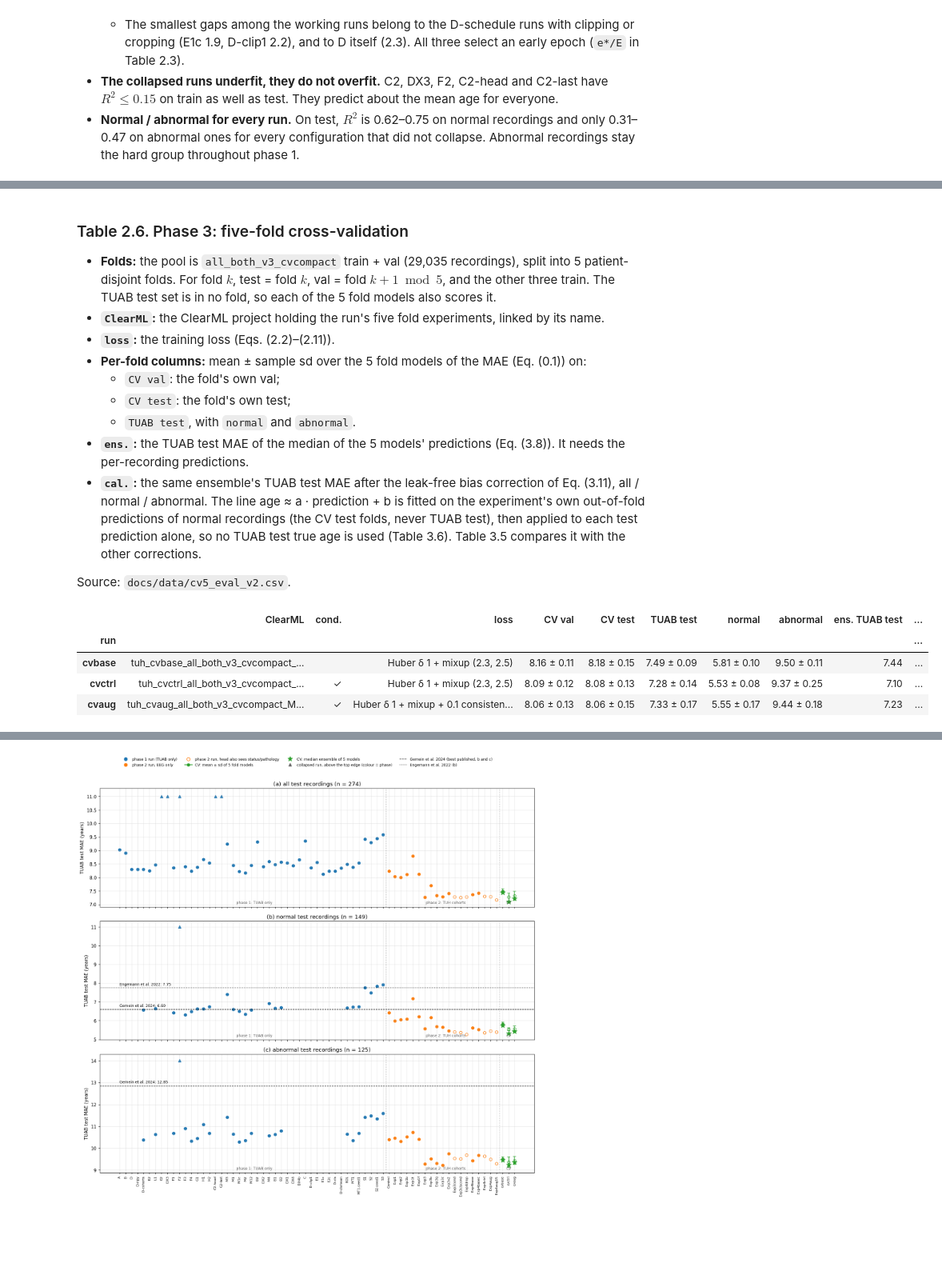
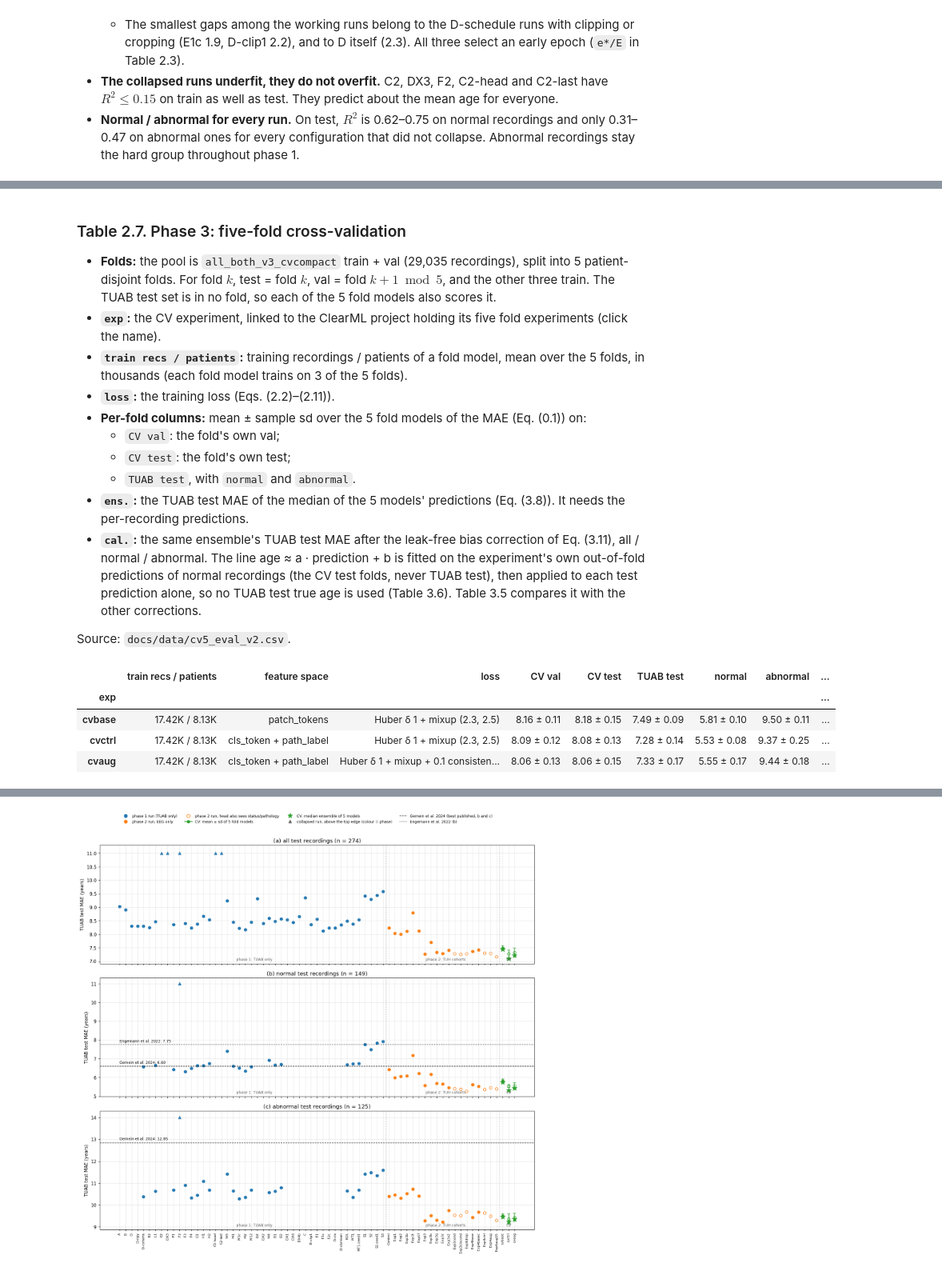
Before and after one commit to Neuro-Clalit/LaBraM, a Jupyter notebook: notebooks/brain_age_research_summary.ipynb, the cells around one changed output, grey strips where cells are left out. Shown at 80% size. Cells and saved outputs as stored; diff of their text form; code cells hidden in the pictures; blank space fills up the shorter version.

```diff
--- a/notebooks/brain_age_research_summary.ipynb
+++ b/notebooks/brain_age_research_summary.ipynb
@@ -1651,6 +1719,20 @@ recordings, as for Table 2.2:
 def cohort_metric(model, split, source, cohort, col="MAE"):
     s = coh[(coh.model == model) & (coh.split == split) & (coh.source == source) & (coh.cohort == cohort)]
     return float(s[col].iloc[0]) if len(s) else np.nan
+
+
+# Eq. (2.14) for the single-split runs: fitted on each run's own val (normal recordings), applied to its
+# TUAB test predictions (rs.split_run_calibration on scripts/eval_runs.py output; docs/data/phase2_calibration.csv).
+P2_CAL = pd.read_csv(os.path.join(REPO, "docs/data/phase2_calibration.csv")).set_index("run")
+assert (P2_CAL[["fit ∩ test recordings", "fit ∩ test patients"]] == 0).all().all(), "a val fit set touches TUAB test"
+
+
+def cal_cols(name):
+    if name not in P2_CAL.index:
+        return {"cal. all": np.nan, "cal. normal": np.nan, "cal. abnormal": np.nan, "cal. a / b": "–"}
+    c = P2_CAL.loc[name]
+    return {"cal. all": c["cal. all"], "cal. normal": c["cal. normal"], "cal. abnormal": c["cal. abnormal"],
+            "cal. a / b": f"{c.a:.2f} / {c.b:.1f}"}
 
 
 rows = []
@@ -1658,22 +1740,22 @@ for e in rs.PHASE2:
     if e.name not in set(coh.model):
         continue
     rows.append({"run": e.name, "ClearML": cml.link.get(e.name, "–"), "cohort": rs.display_name(e.cohort), "train recs / patients": k_size(train_recs.get(e.name, np.nan), train_pats.get(e.name, np.nan)), "epochs": f"{e.epochs} / {e.warmup}",
-                 "cond.": "✓" if e.conditions else "", "parent": e.parent, "change": e.change, "loss": rs.run_loss(e.name),
+                 "feature space": rs.feature_space(e.name), "parent": e.parent, "change": e.change, "loss": rs.run_loss(e.name),
                  "test all": cohort_metric(e.name, "test", "TUAB", "all"),
                  "normal": cohort_metric(e.name, "test", "TUAB", "normal"),
                  "abnormal": cohort_metric(e.name, "test", "TUAB", "abnormal"),
                  "R² normal": cohort_metric(e.name, "test", "TUAB", "normal", "R2"),
-                 "TUEG val v2": cohort_metric(e.name, "val_v2", "TUEG", "all")})
+                 "TUEG val v2": cohort_metric(e.name, "val_v2", "TUEG", "all"), **cal_cols(e.name)})
 P2_RUNS = [r["run"] for r in rows]
 # Phase 3 for comparison: the median of each CV experiment's 5 fold models on the same TUAB test set,
-# raw and calibrated (Eq. (3.11)); the single-split runs above have no out-of-fold predictions.
+# raw and calibrated (Eq. (2.14), fitted on the out-of-fold predictions).
 for exp in cv_exps:
     e = rs.EXPERIMENTS[exp]
     ens = ensemble(exp) if preds is not None and STATUS else None
     norm = ens[ens.status == "normal"] if ens is not None else None
     rows.append({"run": f"{exp} (CV ens.)", "ClearML": cml.link.get(exp, "–"), "cohort": rs.display_name(e.cohort),
                  "train recs / patients": k_size(fold_train.get(exp, np.nan), fold_pats.get(exp, np.nan)),
-                 "epochs": f"{e.epochs} / {e.warmup}", "cond.": "✓" if e.conditions else "", "parent": e.parent,
+                 "epochs": f"{e.epochs} / {e.warmup}", "feature space": rs.feature_space(exp), "parent": e.parent,
                  "change": e.change, "loss": rs.run_loss(exp),
                  "test all": ens_mae(exp) if ens is not None else np.nan,
                  "normal": ens_mae(exp, "normal") if ens is not None else np.nan,
@@ -1681,14 +1763,21 @@ for exp in cv_exps:
                  "R² normal": rs.age_fit_metrics(norm.pred, norm.true)["R²"] if ens is not None else np.nan,
                  "TUEG val v2": np.nan,
                  "cal. all": corr_mae(exp), "cal. normal": corr_mae(exp, "normal"),
-                 "cal. abnormal": corr_mae(exp, "abnormal")})
+                 "cal. abnormal": corr_mae(exp, "abnormal"),
+                 "cal. a / b": "{:.2f} / {:.1f}".format(*CAL_AB[exp]) if exp in CAL_AB else "–"})
 t22 = pd.DataFrame(rows).set_index("run")
 # Shown with the run name as its ClearML link instead of a separate ClearML column.
-_t25 = t22[["cohort", "train recs / patients", "test all", "normal", "abnormal", "R² normal", "TUEG val v2",
-            "cal. all", "cal. normal", "cal. abnormal", "epochs", "cond.", "parent", "change", "loss"]].copy()
+_t25 = t22[["cohort", "train recs / patients", "feature space", "test all", "normal", "abnormal", "R² normal", "TUEG val v2",
+            "cal. all", "cal. normal", "cal. abnormal", "cal. a / b", "epochs", "parent", "change", "loss"]].copy()
 _t25.index = [rs.clearml_link(n, cml.url.get(n.split(" (")[0], "")) for n in t22.index]
 _t25.index.name = "exp"
 display(numbered_table(_t25, "2.5", "Phase 2 runs"))
+print(f"Calibration fit sets (val, normal recordings) of the single-split runs: "
+      f"{P2_CAL['fit recordings'].min():,}–{P2_CAL['fit recordings'].max():,} recordings; shared with TUAB test: "
+      f"{P2_CAL['fit ∩ test recordings'].max()} recordings, {P2_CAL['fit ∩ test patients'].max()} patients.")
+_d = (P2_CAL["test all"] - t22.loc[P2_CAL.index, "test all"]).abs()
+print(f"Re-scored raw TUAB test MAE vs the table: max difference {_d.max():.2f} years "
+      f"({', '.join(f'{r} {v:+.2f}' for r, v in _d[_d > 0.015].items()) or 'none above 0.015'}).")
 
 # split check: runs grouped by identical train/val/test recording lists
 p2 = [n for n in P2_RUNS if n in split_sig.index]
@@ -1726,10 +1849,13 @@ TUAB test recordings identical in every phase-2 run with a test split: True
 # %% [markdown]
-### Table 2.6. Phase 3: five-fold cross-validation
+### Table 2.7. Phase 3: five-fold cross-validation
 
 * **Folds:** the pool is `all_both_v3_cvcompact` train + val (29,035 recordings), split into 5
   patient-disjoint folds. For fold $k$, test = fold $k$, val = fold $k+1 \bmod 5$, and the other three
   train. The TUAB test set is in no fold, so each of the 5 fold models also scores it.
-* **`ClearML`:** the ClearML project holding the run's five fold experiments, linked by its name.
+* **`exp`:** the CV experiment, linked to the ClearML project holding its five fold experiments
+  (click the name).
+* **`train recs / patients`:** training recordings / patients of a fold model, mean over the 5 folds, in
+  thousands (each fold model trains on 3 of the 5 folds).
 * **`loss`:** the training loss (Eqs. (2.2)–(2.11)).
 * **Per-fold columns:** mean ± sample sd over the 5 fold models of the MAE (Eq. (0.1)) on:
   * `CV val`: the fold's own val;
@@ -1747,28 +1873,29 @@ Source: `docs/data/cv5_eval_v2.csv`.
 # %%
 rows = []
 for exp in ("cvbase", "cvctrl", "cvaug"):
-    r = {"run": exp, "ClearML": cml.link[exp], "cond.": "✓" if rs.EXPERIMENTS[exp].conditions else "",
-         "loss": rs.run_loss(exp)}
+    r = {"exp": rs.clearml_link(exp, cml.url.get(exp, "")),       # the name links to its ClearML project
+         "train recs / patients": k_size(fold_train.get(exp, np.nan), fold_pats.get(exp, np.nan)),
+         "feature space": rs.feature_space(exp), "loss": rs.run_loss(exp)}
     for label, split, source, cohort in (("CV val", "val", "all", "all"), ("CV test", "test", "all", "all"),
                                          ("TUAB test", "heldout", "TUAB", "all"),
                                          ("normal", "heldout", "TUAB", "normal"),
                                          ("abnormal", "heldout", "TUAB", "abnormal")):
         m, sd, k = fold_stats(exp, split, source, cohort)
         r[label] = f"{m:.2f} ± {sd:.2f}"
     if preds is not None and STATUS:
         r["ens. TUAB test"] = ens_mae(exp)
         r["ens. normal"] = ens_mae(exp, "normal")
         r["ens. abnormal"] = ens_mae(exp, "abnormal")
         r["cal. TUAB test"] = corr_mae(exp)
         r["cal. normal"] = corr_mae(exp, "normal")
         r["cal. abnormal"] = corr_mae(exp, "abnormal")
     rows.append(r)
-t23 = pd.DataFrame(rows).set_index("run")
-numbered_table(t23, "2.6", "Five-fold cross-validation")
+t23 = pd.DataFrame(rows).set_index("exp")
+numbered_table(t23, "2.7", "Five-fold cross-validation")
 # %% [output]
-|  | ClearML | cond. | loss | CV val | CV test | TUAB test | normal | abnormal | ens. TUAB test | ... |
-| run |  |  |  |  |  |  |  |  |  | ... |
-| cvbase | tuh_cvbase_all_both_v3_cvcompact_... |  | Huber δ 1 + mixup (2.3, 2.5) | 8.16 ± 0.11 | 8.18 ± 0.15 | 7.49 ± 0.09 | 5.81 ± 0.10 | 9.50 ± 0.11 | 7.44 | ... |
-| cvctrl | tuh_cvctrl_all_both_v3_cvcompact_... | ✓ | Huber δ 1 + mixup (2.3, 2.5) | 8.09 ± 0.12 | 8.08 ± 0.13 | 7.28 ± 0.14 | 5.53 ± 0.08 | 9.37 ± 0.25 | 7.10 | ... |
-| cvaug | tuh_cvaug_all_both_v3_cvcompact_M... | ✓ | Huber δ 1 + mixup + 0.1 consisten... | 8.06 ± 0.13 | 8.06 ± 0.15 | 7.33 ± 0.17 | 5.55 ± 0.17 | 9.44 ± 0.18 | 7.23 | ... |
+|  | train recs / patients | feature space | loss | CV val | CV test | TUAB test | normal | abnormal | ... |
+| exp |  |  |  |  |  |  |  |  | ... |
+| cvbase | 17.42K / 8.13K | patch_tokens | Huber δ 1 + mixup (2.3, 2.5) | 8.16 ± 0.11 | 8.18 ± 0.15 | 7.49 ± 0.09 | 5.81 ± 0.10 | 9.50 ± 0.11 | ... |
+| cvctrl | 17.42K / 8.13K | cls_token + path_label | Huber δ 1 + mixup (2.3, 2.5) | 8.09 ± 0.12 | 8.08 ± 0.13 | 7.28 ± 0.14 | 5.53 ± 0.08 | 9.37 ± 0.25 | ... |
+| cvaug | 17.42K / 8.13K | cls_token + path_label | Huber δ 1 + mixup + 0.1 consisten... | 8.06 ± 0.13 | 8.06 ± 0.15 | 7.33 ± 0.17 | 5.55 ± 0.17 | 9.44 ± 0.18 | ... |
 # %% [markdown]
```
Also changed, not shown: parts of 23 cells of this notebook, 6 other files.
